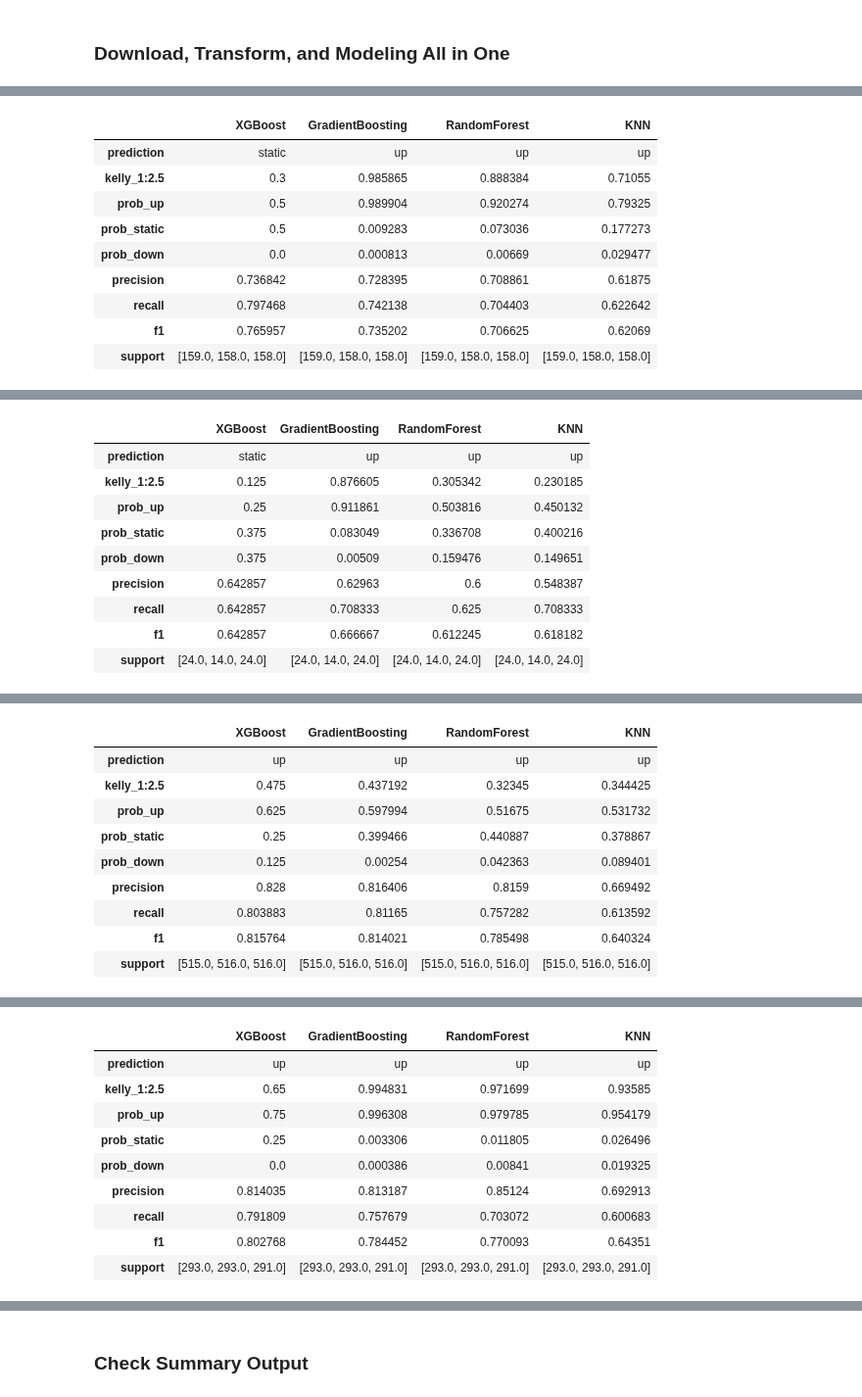
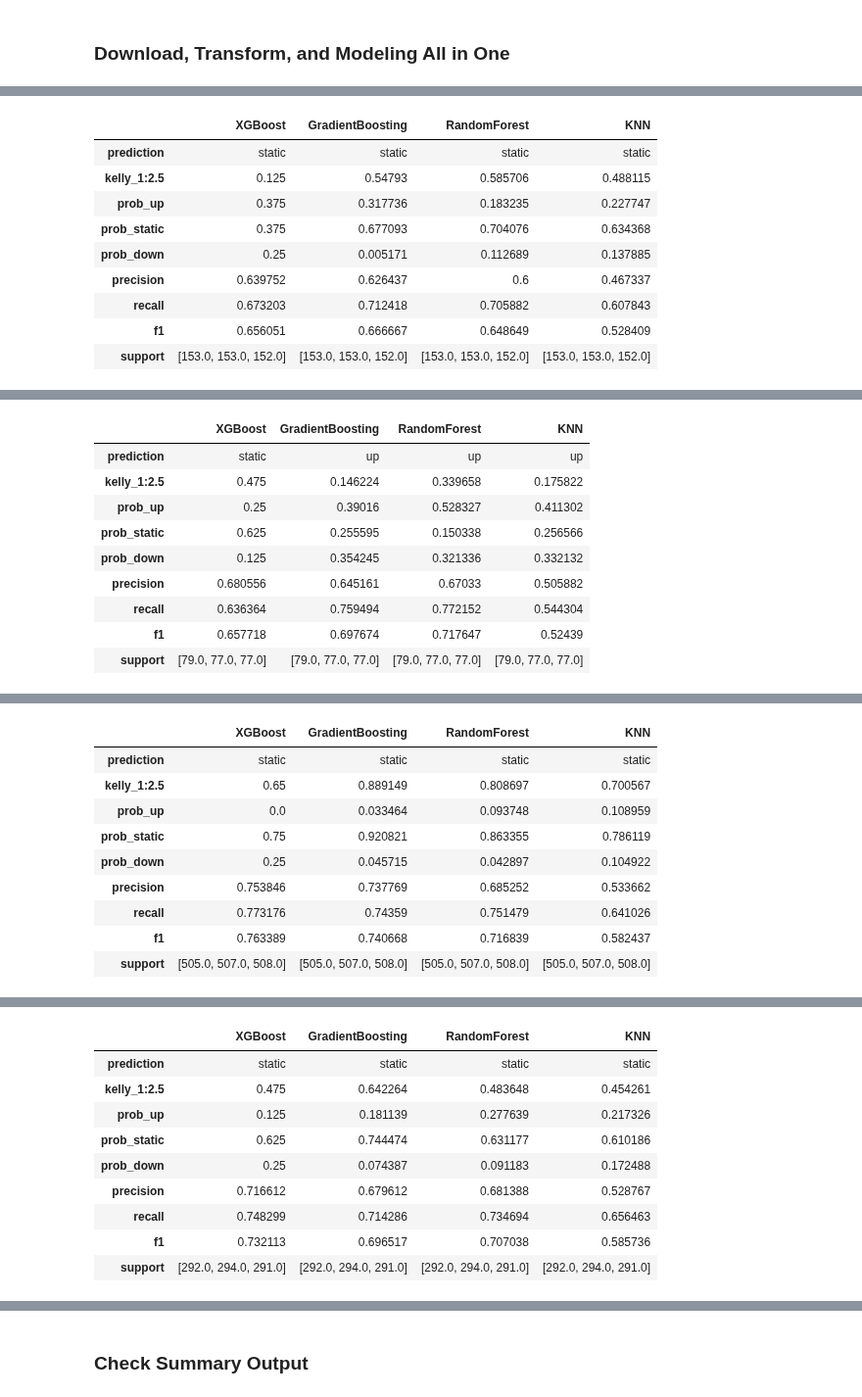
Before and after one commit to yuchild/stock_production, a Jupyter notebook: stock_next_time_frame_predictor.ipynb, the cells around one changed output, grey strips where cells are left out. Shown at 98% size. Drawn from its saved outputs; the diff is of its cells as text; code cells hidden in the pictures.

```diff
--- a/stock_next_time_frame_predictor.ipynb
+++ b/stock_next_time_frame_predictor.ipynb
@@ -43,5 +43,5 @@ from src import functions as f
 # manufactoring suppliers
 # 'lrcs', 'klac', ''
 # %%
-f.predictions('nvda')
+f.predictions('amat')
 # %% [output]
@@ -60,10 +60,10 @@ NVDA 15m Interval Timestamp: 2024-10-22 03:19:02
 |  | XGBoost | GradientBoosting | RandomForest | KNN |
-| prediction | static | up | up | up |
-| kelly_1:2.5 | 0.3 | 0.985865 | 0.888384 | 0.71055 |
-| prob_up | 0.5 | 0.989904 | 0.920274 | 0.79325 |
-| prob_static | 0.5 | 0.009283 | 0.073036 | 0.177273 |
-| prob_down | 0.0 | 0.000813 | 0.00669 | 0.029477 |
-| precision | 0.736842 | 0.728395 | 0.708861 | 0.61875 |
-| recall | 0.797468 | 0.742138 | 0.704403 | 0.622642 |
-| f1 | 0.765957 | 0.735202 | 0.706625 | 0.62069 |
-| support | [159.0, 158.0, 158.0] | [159.0, 158.0, 158.0] | [159.0, 158.0, 158.0] | [159.0, 158.0, 158.0] |
+| prediction | static | static | static | static |
+| kelly_1:2.5 | 0.125 | 0.54793 | 0.585706 | 0.488115 |
+| prob_up | 0.375 | 0.317736 | 0.183235 | 0.227747 |
+| prob_static | 0.375 | 0.677093 | 0.704076 | 0.634368 |
+| prob_down | 0.25 | 0.005171 | 0.112689 | 0.137885 |
+| precision | 0.639752 | 0.626437 | 0.6 | 0.467337 |
+| recall | 0.673203 | 0.712418 | 0.705882 | 0.607843 |
+| f1 | 0.656051 | 0.666667 | 0.648649 | 0.528409 |
+| support | [153.0, 153.0, 152.0] | [153.0, 153.0, 152.0] | [153.0, 153.0, 152.0] | [153.0, 153.0, 152.0] |
@@ -71,10 +71,10 @@ NVDA 30m Interval Timestamp: 2024-10-22 03:19:06
 |  | XGBoost | GradientBoosting | RandomForest | KNN |
 | prediction | static | up | up | up |
-| kelly_1:2.5 | 0.125 | 0.876605 | 0.305342 | 0.230185 |
-| prob_up | 0.25 | 0.911861 | 0.503816 | 0.450132 |
-| prob_static | 0.375 | 0.083049 | 0.336708 | 0.400216 |
-| prob_down | 0.375 | 0.00509 | 0.159476 | 0.149651 |
-| precision | 0.642857 | 0.62963 | 0.6 | 0.548387 |
-| recall | 0.642857 | 0.708333 | 0.625 | 0.708333 |
-| f1 | 0.642857 | 0.666667 | 0.612245 | 0.618182 |
-| support | [24.0, 14.0, 24.0] | [24.0, 14.0, 24.0] | [24.0, 14.0, 24.0] | [24.0, 14.0, 24.0] |
+| kelly_1:2.5 | 0.475 | 0.146224 | 0.339658 | 0.175822 |
+| prob_up | 0.25 | 0.39016 | 0.528327 | 0.411302 |
+| prob_static | 0.625 | 0.255595 | 0.150338 | 0.256566 |
+| prob_down | 0.125 | 0.354245 | 0.321336 | 0.332132 |
+| precision | 0.680556 | 0.645161 | 0.67033 | 0.505882 |
+| recall | 0.636364 | 0.759494 | 0.772152 | 0.544304 |
+| f1 | 0.657718 | 0.697674 | 0.717647 | 0.52439 |
+| support | [79.0, 77.0, 77.0] | [79.0, 77.0, 77.0] | [79.0, 77.0, 77.0] | [79.0, 77.0, 77.0] |
@@ -82,10 +82,10 @@ NVDA 1h Interval Timestamp: 2024-10-22 03:19:08
 |  | XGBoost | GradientBoosting | RandomForest | KNN |
-| prediction | up | up | up | up |
-| kelly_1:2.5 | 0.475 | 0.437192 | 0.32345 | 0.344425 |
-| prob_up | 0.625 | 0.597994 | 0.51675 | 0.531732 |
-| prob_static | 0.25 | 0.399466 | 0.440887 | 0.378867 |
-| prob_down | 0.125 | 0.00254 | 0.042363 | 0.089401 |
-| precision | 0.828 | 0.816406 | 0.8159 | 0.669492 |
-| recall | 0.803883 | 0.81165 | 0.757282 | 0.613592 |
-| f1 | 0.815764 | 0.814021 | 0.785498 | 0.640324 |
-| support | [515.0, 516.0, 516.0] | [515.0, 516.0, 516.0] | [515.0, 516.0, 516.0] | [515.0, 516.0, 516.0] |
+| prediction | static | static | static | static |
+| kelly_1:2.5 | 0.65 | 0.889149 | 0.808697 | 0.700567 |
+| prob_up | 0.0 | 0.033464 | 0.093748 | 0.108959 |
+| prob_static | 0.75 | 0.920821 | 0.863355 | 0.786119 |
+| prob_down | 0.25 | 0.045715 | 0.042897 | 0.104922 |
+| precision | 0.753846 | 0.737769 | 0.685252 | 0.533662 |
+| recall | 0.773176 | 0.74359 | 0.751479 | 0.641026 |
+| f1 | 0.763389 | 0.740668 | 0.716839 | 0.582437 |
+| support | [505.0, 507.0, 508.0] | [505.0, 507.0, 508.0] | [505.0, 507.0, 508.0] | [505.0, 507.0, 508.0] |
@@ -93,10 +93,10 @@ NVDA 1d Interval Timestamp: 2024-10-22 03:19:18
 |  | XGBoost | GradientBoosting | RandomForest | KNN |
-| prediction | up | up | up | up |
-| kelly_1:2.5 | 0.65 | 0.994831 | 0.971699 | 0.93585 |
-| prob_up | 0.75 | 0.996308 | 0.979785 | 0.954179 |
-| prob_static | 0.25 | 0.003306 | 0.011805 | 0.026496 |
-| prob_down | 0.0 | 0.000386 | 0.00841 | 0.019325 |
-| precision | 0.814035 | 0.813187 | 0.85124 | 0.692913 |
-| recall | 0.791809 | 0.757679 | 0.703072 | 0.600683 |
-| f1 | 0.802768 | 0.784452 | 0.770093 | 0.64351 |
-| support | [293.0, 293.0, 291.0] | [293.0, 293.0, 291.0] | [293.0, 293.0, 291.0] | [293.0, 293.0, 291.0] |
+| prediction | static | static | static | static |
+| kelly_1:2.5 | 0.475 | 0.642264 | 0.483648 | 0.454261 |
+| prob_up | 0.125 | 0.181139 | 0.277639 | 0.217326 |
+| prob_static | 0.625 | 0.744474 | 0.631177 | 0.610186 |
+| prob_down | 0.25 | 0.074387 | 0.091183 | 0.172488 |
+| precision | 0.716612 | 0.679612 | 0.681388 | 0.528767 |
+| recall | 0.748299 | 0.714286 | 0.734694 | 0.656463 |
+| f1 | 0.732113 | 0.696517 | 0.707038 | 0.585736 |
+| support | [292.0, 294.0, 291.0] | [292.0, 294.0, 291.0] | [292.0, 294.0, 291.0] | [292.0, 294.0, 291.0] |
```
Also changed, not shown: parts of 1 cell of this notebook, 14 other files.
